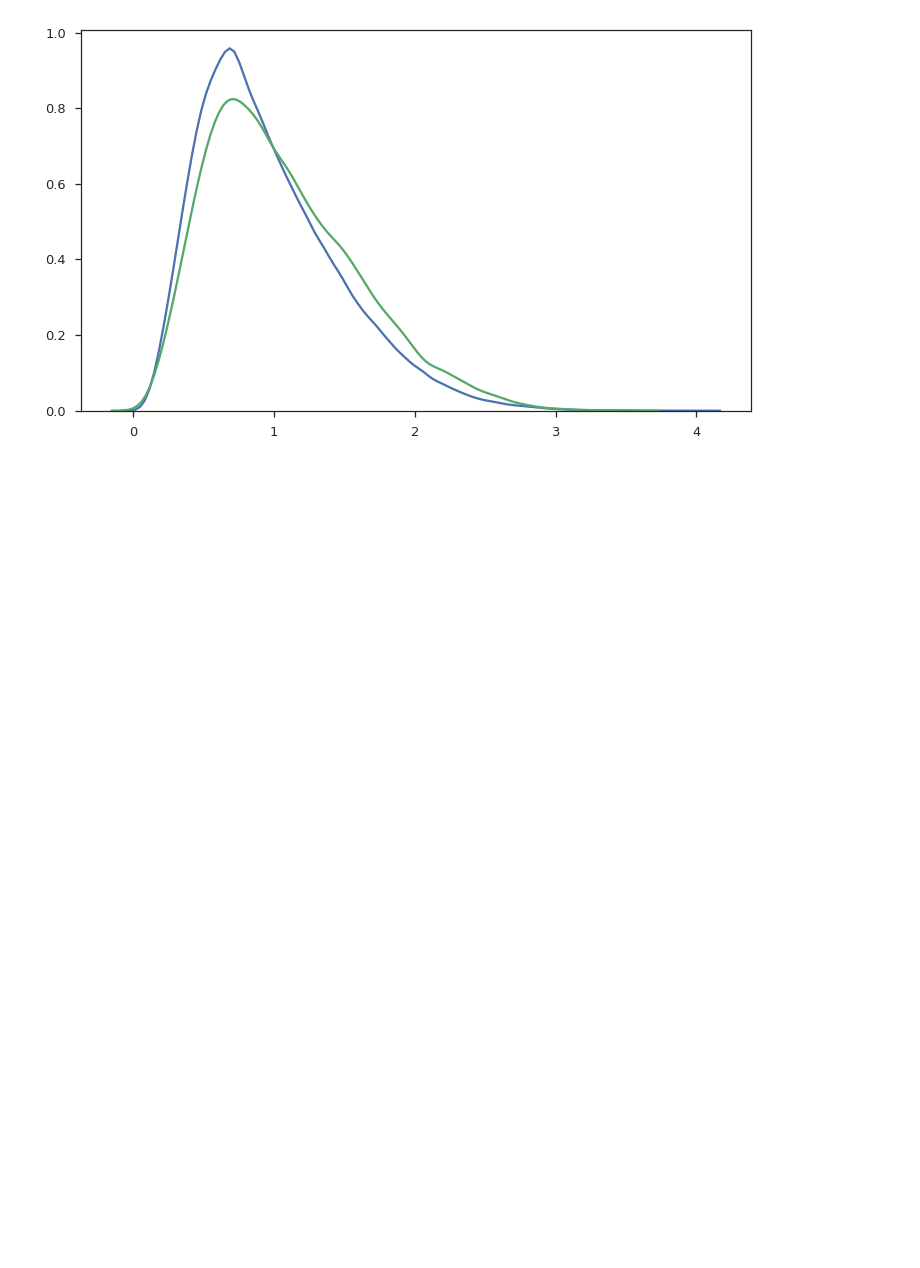
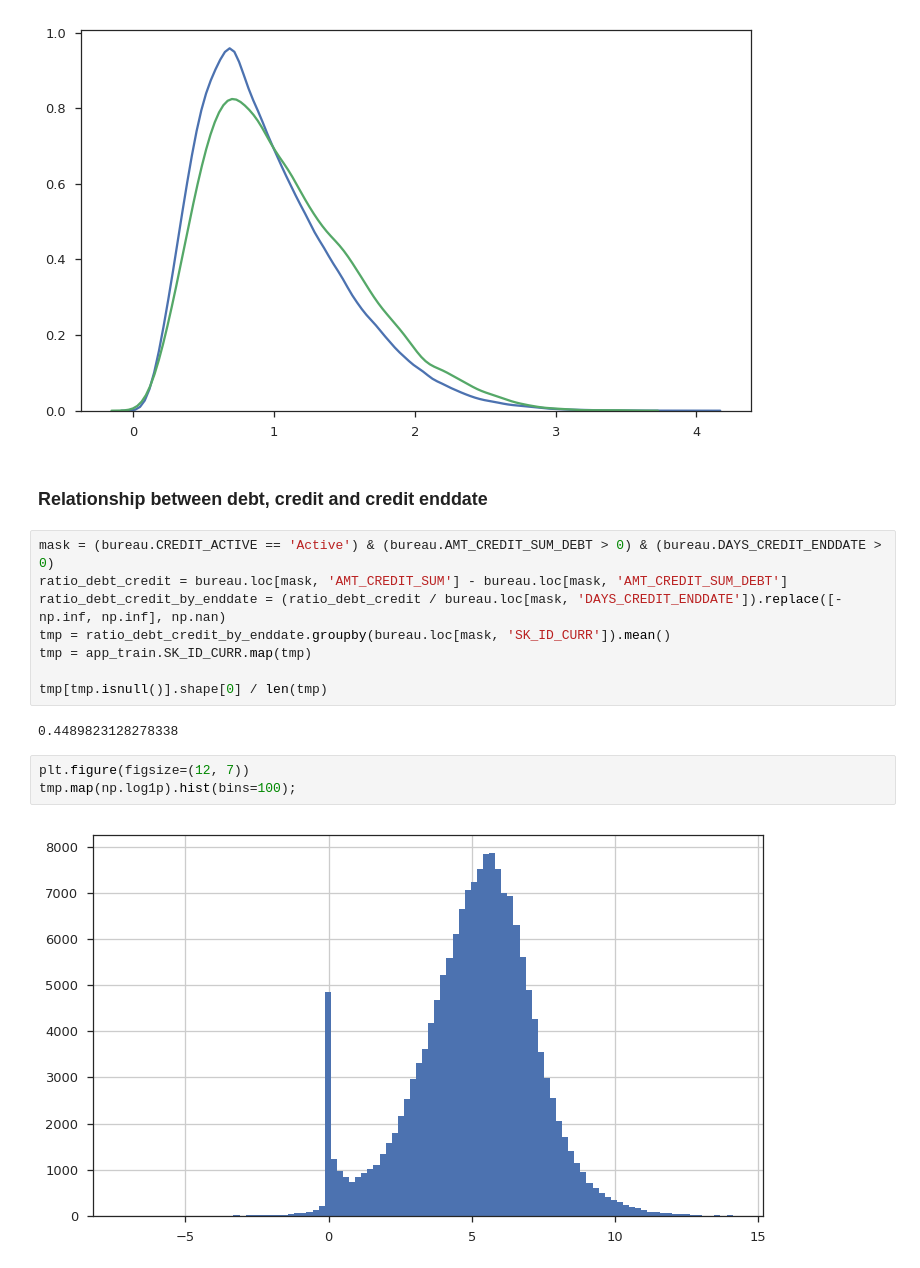
Before and after one commit to numb3r33/Kaggle_Home_Credit, a Jupyter notebook: notebooks/EDA.ipynb, the cells around one changed output. Cells and saved outputs as stored; diff of their text form; blank space fills up the shorter version.

```diff
--- a/notebooks/EDA.ipynb
+++ b/notebooks/EDA.ipynb
@@ -335,3 +331,20 @@ sns.kdeplot(ratio_curr_annuity_max_annuity_prev_app[app_train.TARGET == 0].map(n
 sns.kdeplot(ratio_curr_annuity_max_annuity_prev_app[app_train.TARGET == 1].map(np.log1p));
 # %% [output]
 [figure]
+# %% [markdown]
+### Relationship between debt, credit and credit enddate
+# %%
+mask = (bureau.CREDIT_ACTIVE == 'Active') & (bureau.AMT_CREDIT_SUM_DEBT > 0) & (bureau.DAYS_CREDIT_ENDDATE > 0)
+ratio_debt_credit = bureau.loc[mask, 'AMT_CREDIT_SUM'] - bureau.loc[mask, 'AMT_CREDIT_SUM_DEBT']
+ratio_debt_credit_by_enddate = (ratio_debt_credit / bureau.loc[mask, 'DAYS_CREDIT_ENDDATE']).replace([-np.inf, np.inf], np.nan)
+tmp = ratio_debt_credit_by_enddate.groupby(bureau.loc[mask, 'SK_ID_CURR']).mean()
+tmp = app_train.SK_ID_CURR.map(tmp)
+
+tmp[tmp.isnull()].shape[0] / len(tmp)
+# %% [output]
+0.4489823128278338
+# %%
+plt.figure(figsize=(12, 7))
+tmp.map(np.log1p).hist(bins=100);
+# %% [output]
+[figure, added]
```
Also changed, not shown: parts of 12 cells of this notebook, 3 other files.
